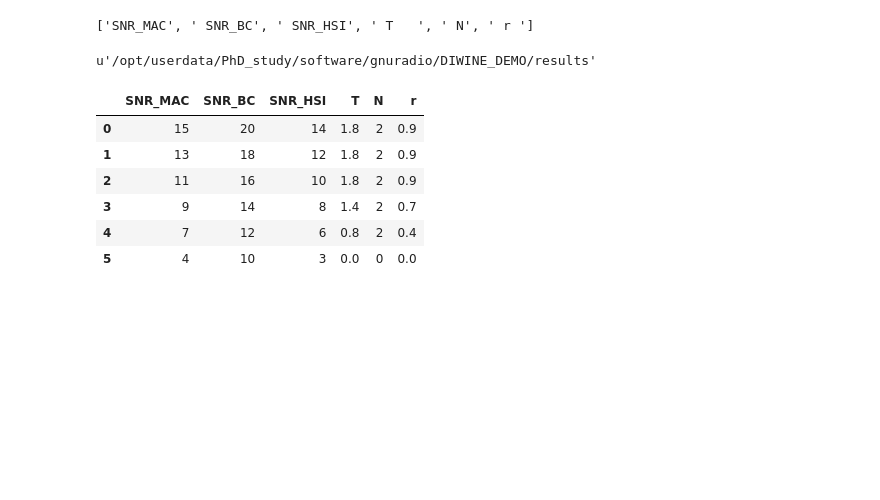
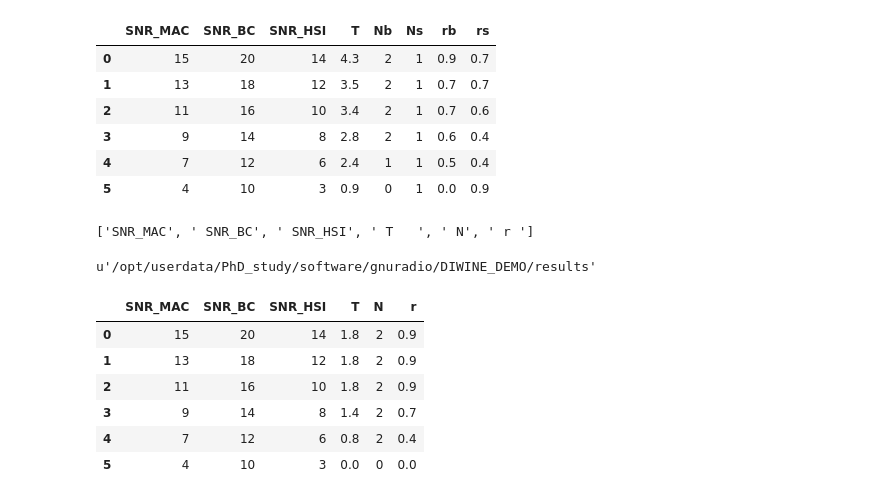
Before and after one commit to ProchazkaPavel/EURASIP_2017, a Jupyter notebook: results/Throughput_plotter.ipynb, the cells around one changed output. Cells and saved outputs as stored; diff of their text form; code cells hidden in the pictures; blank space fills up the shorter version.

```diff
--- a/results/Throughput_plotter.ipynb
+++ b/results/Throughput_plotter.ipynb
@@ -72,3 +120,14 @@ plt.show()
+# %%
+df = pd.read_csv(lb[2],header=1,sep=',')
+df
+# %% [output]
+|  | SNR_MAC | SNR_BC | SNR_HSI | T | Nb | Ns | rb | rs |
+| 0 | 15 | 20 | 14 | 4.3 | 2 | 1 | 0.9 | 0.7 |
+| 1 | 13 | 18 | 12 | 3.5 | 2 | 1 | 0.7 | 0.7 |
+| 2 | 11 | 16 | 10 | 3.4 | 2 | 1 | 0.7 | 0.6 |
+| 3 | 9 | 14 | 8 | 2.8 | 2 | 1 | 0.6 | 0.4 |
+| 4 | 7 | 12 | 6 | 2.4 | 1 | 1 | 0.5 | 0.4 |
+| 5 | 4 | 10 | 3 | 0.9 | 0 | 1 | 0.0 | 0.9 |
 # %%
 marks = ['g-s', 'r-s', 'r-.v', 'r--', 'b-s', 'b-.v', 'b--','m-s','m-.v','m--','k-']
 marks_size = [7,7,12,12,9,12,12,7,12,12,7]
```
Also changed, not shown: parts of 3 cells of this notebook, 8 other files.
